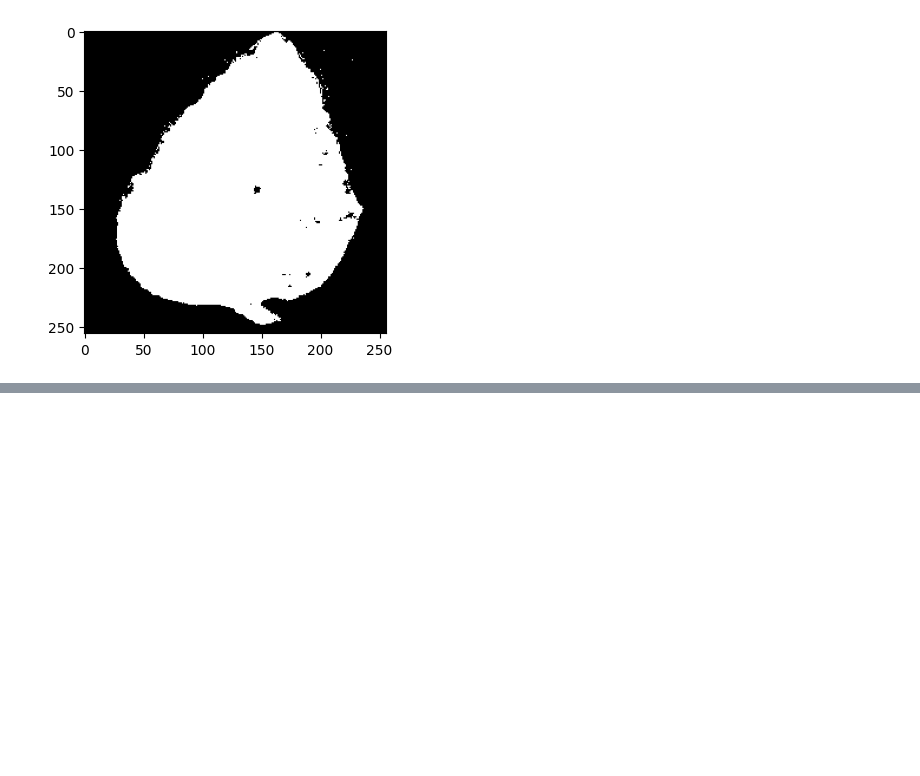
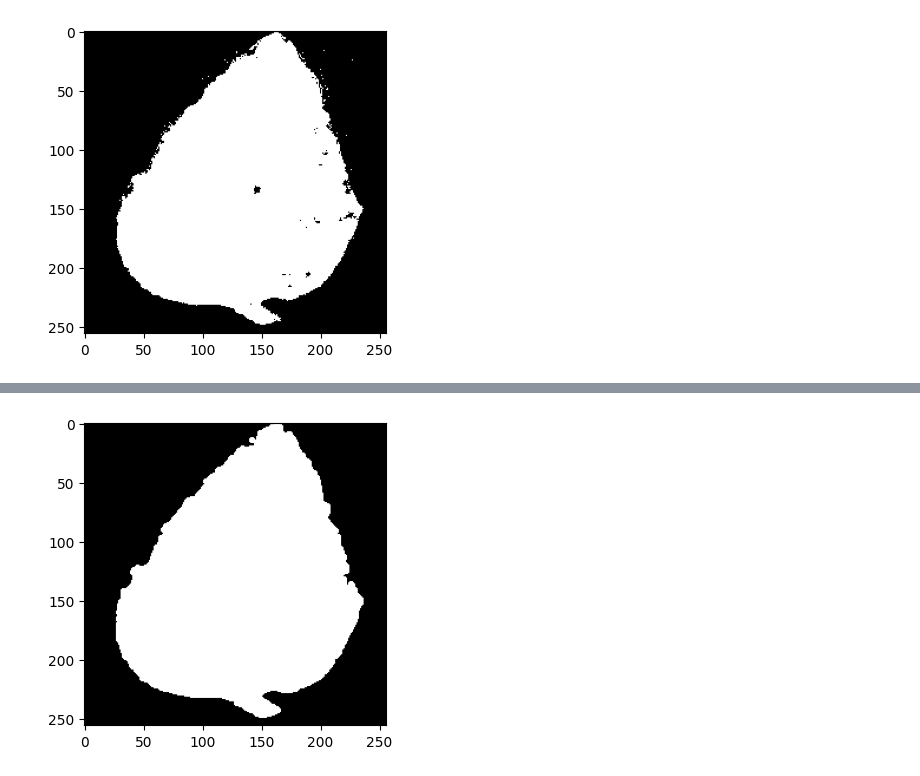
Before and after one commit to AnaGT/Anamilena, a Jupyter notebook: plantcv.ipynb, the cells around one changed output, grey strips where cells are left out. Drawn from its saved outputs; the diff is of its cells as text; code cells hidden in the pictures; blank space fills up the shorter version.

```diff
--- a/plantcv.ipynb
+++ b/plantcv.ipynb
@@ -63,0 +76,4 @@ l_thresh = pcv.threshold.binary(gray_img=s, threshold=50, max_value=255, object_
+# %%
+dilated= pcv.dilate(open_img, ksize=3, i=1)
+# %% [output]
+[figure, added]
```
Also changed, not shown: parts of 5 cells of this notebook.
